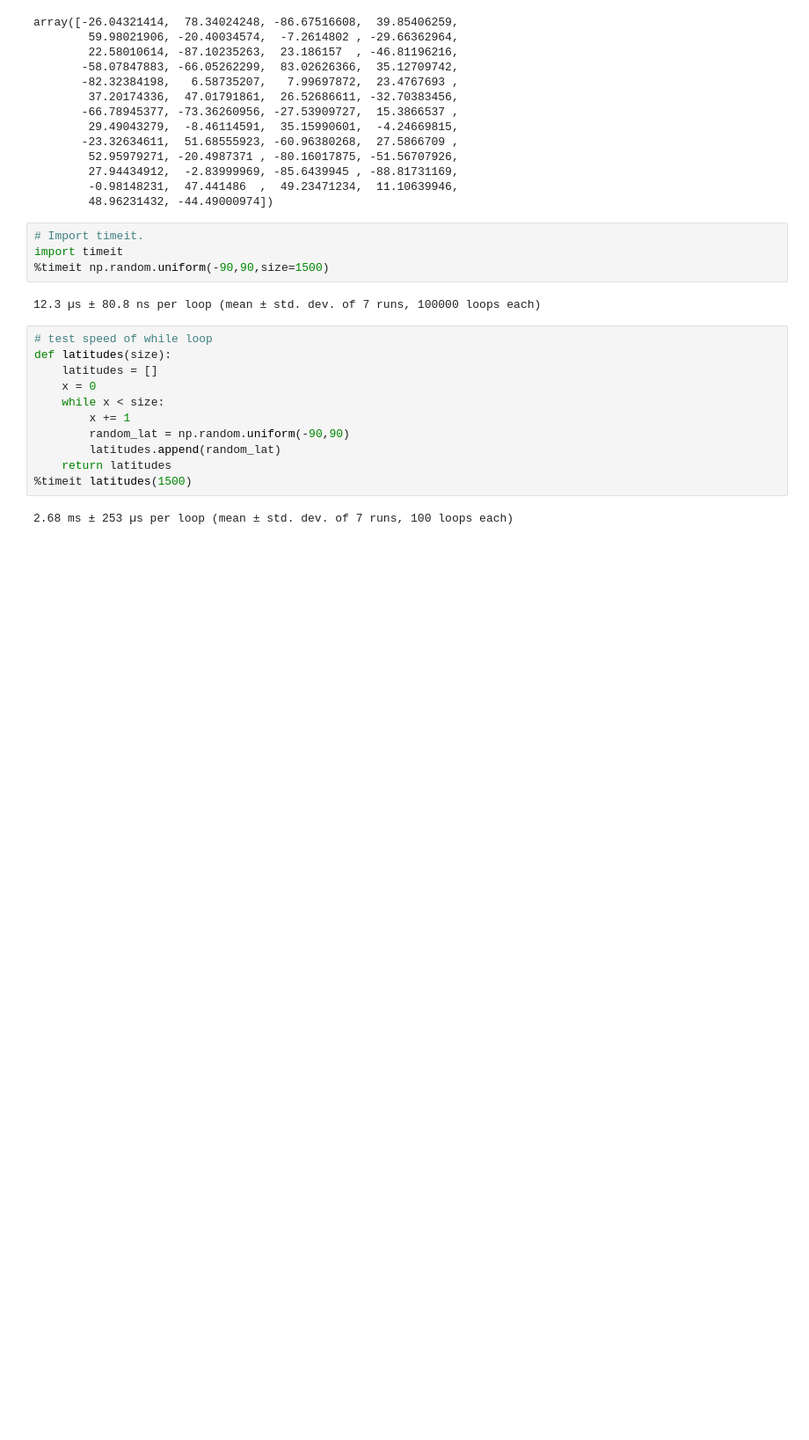
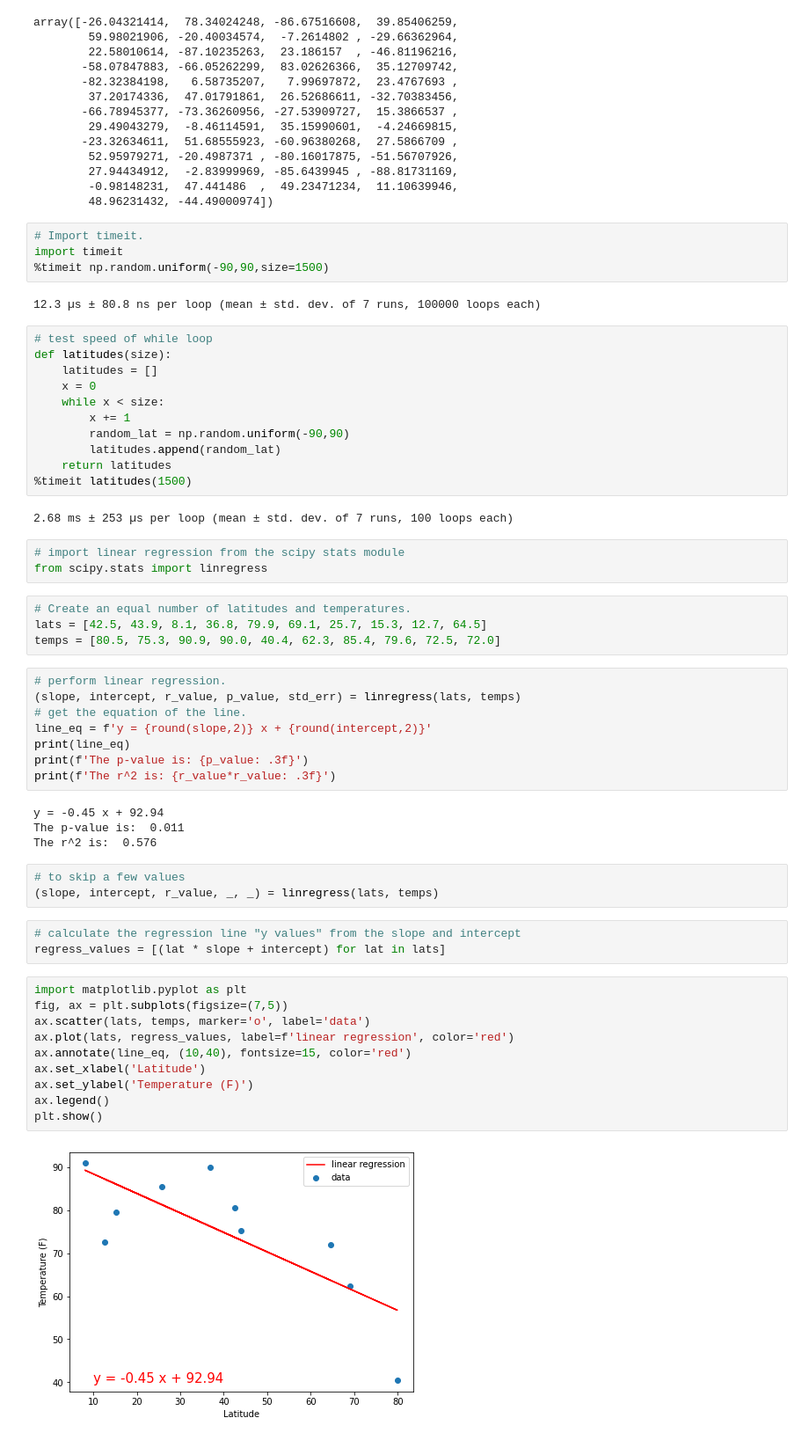
Before and after one commit to alexyang1818/bootcamp6_weatherPy, a Jupyter notebook: random_numbers.ipynb, the cells around one changed output. Shown at 88% size. Cells and saved outputs as stored; diff of their text form; blank space fills up the shorter version.

```diff
--- a/random_numbers.ipynb
+++ b/random_numbers.ipynb
@@ -89,3 +89,40 @@ def latitudes(size):
 %timeit latitudes(1500)
 # %% [output]
 2.68 ms ± 253 µs per loop (mean ± std. dev. of 7 runs, 100 loops each)
+# %%
+# import linear regression from the scipy stats module
+from scipy.stats import linregress
+# %%
+# Create an equal number of latitudes and temperatures.
+lats = [42.5, 43.9, 8.1, 36.8, 79.9, 69.1, 25.7, 15.3, 12.7, 64.5]
+temps = [80.5, 75.3, 90.9, 90.0, 40.4, 62.3, 85.4, 79.6, 72.5, 72.0]
+# %%
+# perform linear regression.
+(slope, intercept, r_value, p_value, std_err) = linregress(lats, temps)
+# get the equation of the line.
+line_eq = f'y = {round(slope,2)} x + {round(intercept,2)}'
+print(line_eq)
+print(f'The p-value is: {p_value: .3f}')
+print(f'The r^2 is: {r_value*r_value: .3f}')
+# %% [output]
+y = -0.45 x + 92.94
+The p-value is:  0.011
+The r^2 is:  0.576
+# %%
+# to skip a few values
+(slope, intercept, r_value, _, _) = linregress(lats, temps)
+# %%
+# calculate the regression line "y values" from the slope and intercept
+regress_values = [(lat * slope + intercept) for lat in lats]
+# %%
+import matplotlib.pyplot as plt
+fig, ax = plt.subplots(figsize=(7,5))
+ax.scatter(lats, temps, marker='o', label='data')
+ax.plot(lats, regress_values, label=f'linear regression', color='red')
+ax.annotate(line_eq, (10,40), fontsize=15, color='red')
+ax.set_xlabel('Latitude')
+ax.set_ylabel('Temperature (F)')
+ax.legend()
+plt.show()
+# %% [output]
+[figure, added]
```
Also changed, not shown: 5 other files.
